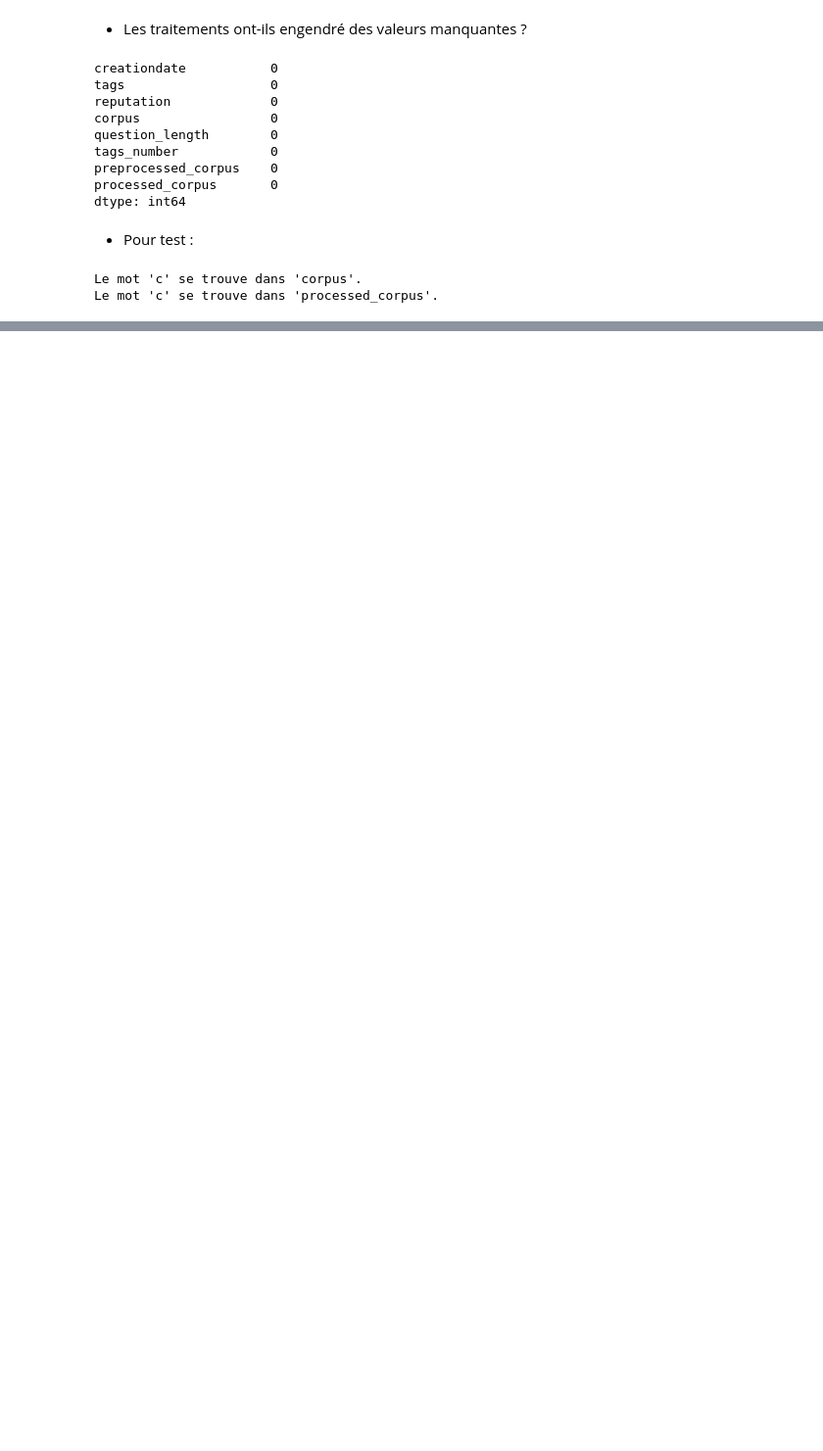
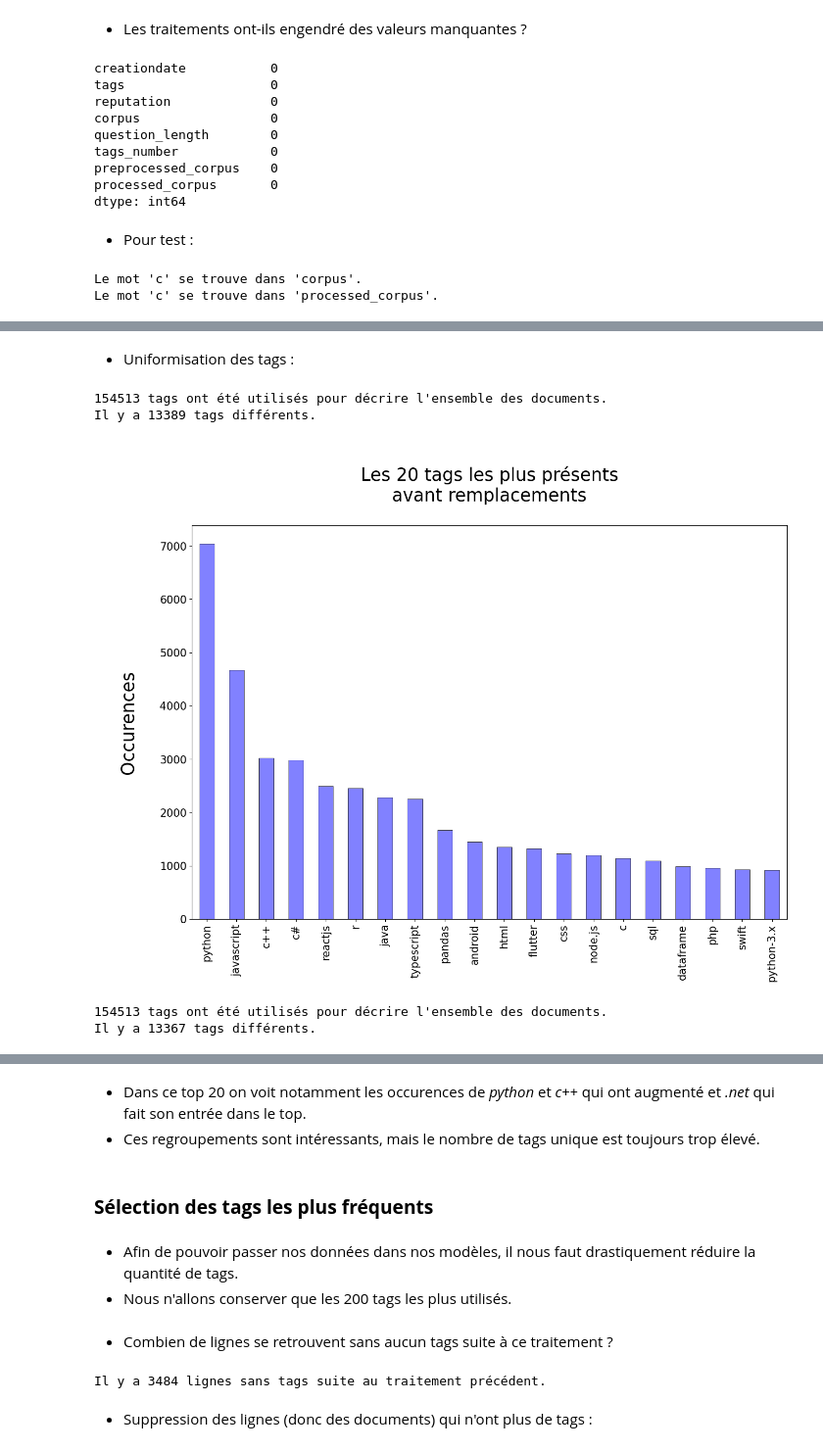
Before and after one commit to BiGHeaDMaX/Suggestion-automatique-de-mots-cles, a Jupyter notebook: 01 - Pré-traitements et Exploration.ipynb, the cells around one changed output, grey strips where cells are left out. Shown at 98% size. Cells and saved outputs as stored; diff of their text form; code cells hidden in the pictures; blank space fills up the shorter version.

Commit message:
Traitement des tags et filtrage sur top 200

```diff
--- a/01 - Pré-traitements et Exploration.ipynb
+++ b/01 - Pré-traitements et Exploration.ipynb
@@ -1159,0 +1239,2 @@ Le mot 'c' se trouve dans 'processed_corpus'.
+# %% [markdown]
+- Uniformisation des tags :
@@ -1159,0 +1274,34 @@ Le mot 'c' se trouve dans 'processed_corpus'.
+# %%
+top_tags = 20
+# Récup^ération de tous les 'tags_uni'
+all_tags_uni = data['tags_uni'].explode()
+
+# Avant remplacements
+print(f"{len(all_tags)} tags ont été utilisés pour décrire l'ensemble des documents.")
+print(f"Il y a {len(all_tags.unique())} tags différents.")
+# Bar plot
+plt.figure(figsize=(15, 10))
+all_tags.value_counts().head(top_tags).plot.bar(color='#8181FF', edgecolor='black', linewidth=0.5)
+plt.yticks(fontsize=15)
+plt.xticks(fontsize=15)
+plt.ylabel("\nOccurences\n", fontsize=25)
+plt.title(f"\nLes {top_tags} tags les plus présents\navant remplacements\n", fontsize=25)
+plt.show()
+
+# Après remplacements
+print(f"{len(all_tags_uni)} tags ont été utilisés pour décrire l'ensemble des documents.")
+print(f"Il y a {len(all_tags_uni.unique())} tags différents.")
+# Bar plot
+plt.figure(figsize=(15, 10))
+all_tags_uni.value_counts().head(top_tags).plot.bar(color='#8181FF', edgecolor='black', linewidth=0.5)
+plt.yticks(fontsize=15)
+plt.xticks(fontsize=15)
+plt.ylabel("\nOccurences\n", fontsize=25)
+plt.title(f"\nLes {top_tags} tags les plus présents\naprès remplacements\n", fontsize=25)
+plt.show()
+# %% [output]
+154513 tags ont été utilisés pour décrire l'ensemble des documents.
+Il y a 13389 tags différents.
+[figure, added]
+154513 tags ont été utilisés pour décrire l'ensemble des documents.
+Il y a 13367 tags différents.
@@ -1159,0 +1309,8 @@ Le mot 'c' se trouve dans 'processed_corpus'.
+# %% [markdown]
+- Dans ce top 20 on voit notamment les occurences de *python* et *c++* qui ont augmenté et *.net* qui fait son entrée dans le top.
+- Ces regroupements sont intéressants, mais le nombre de tags unique est toujours trop élevé.
+# %% [markdown]
+### **Sélection des tags les plus fréquents**
+# %% [markdown]
+- Afin de pouvoir passer nos données dans nos modèles, il nous faut drastiquement réduire la quantité de tags.
+- Nous n'allons conserver que les 200 tags les plus utilisés.
@@ -1159,0 +1327,8 @@ Le mot 'c' se trouve dans 'processed_corpus'.
+# %% [markdown]
+- Combien de lignes se retrouvent sans aucun tags suite à ce traitement ?
+# %%
+print(f"Il y a {data.loc[data['tags_top_200'].apply(len) == 0].shape[0]} lignes sans tags suite au traitement précédent.")
+# %% [output]
+Il y a 3484 lignes sans tags suite au traitement précédent.
+# %% [markdown]
+- Suppression des lignes (donc des documents) qui n'ont plus de tags :
```
Also changed, not shown: parts of 29 cells of this notebook.
